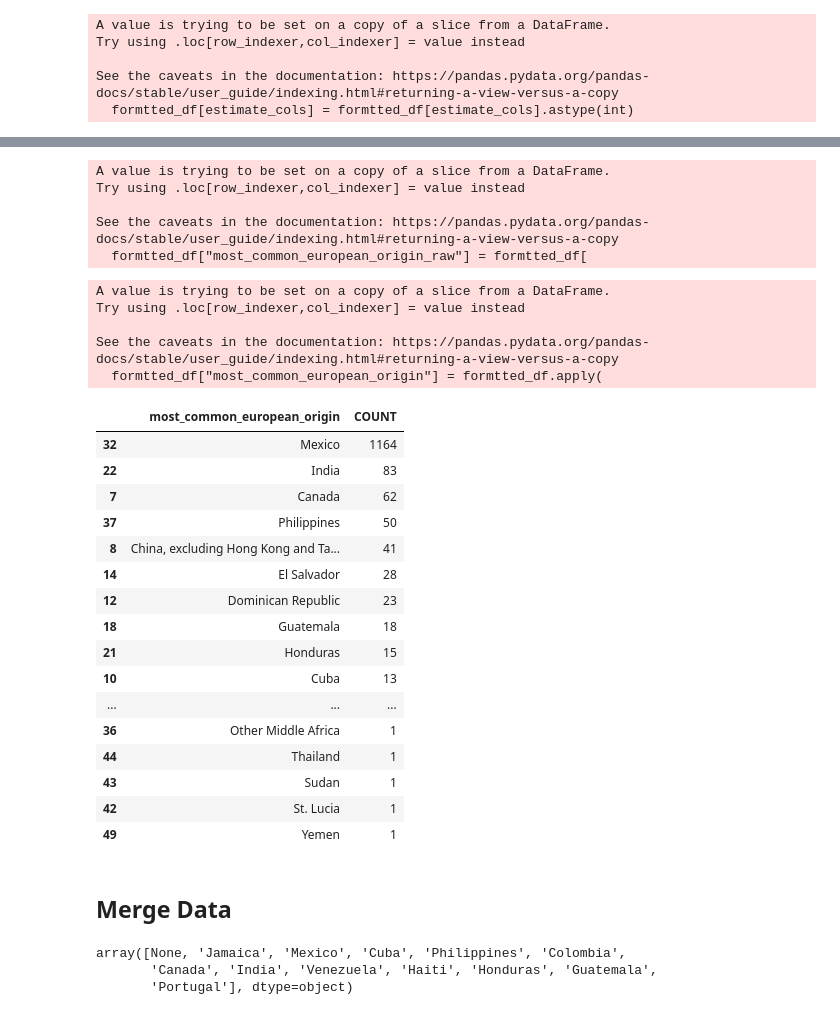
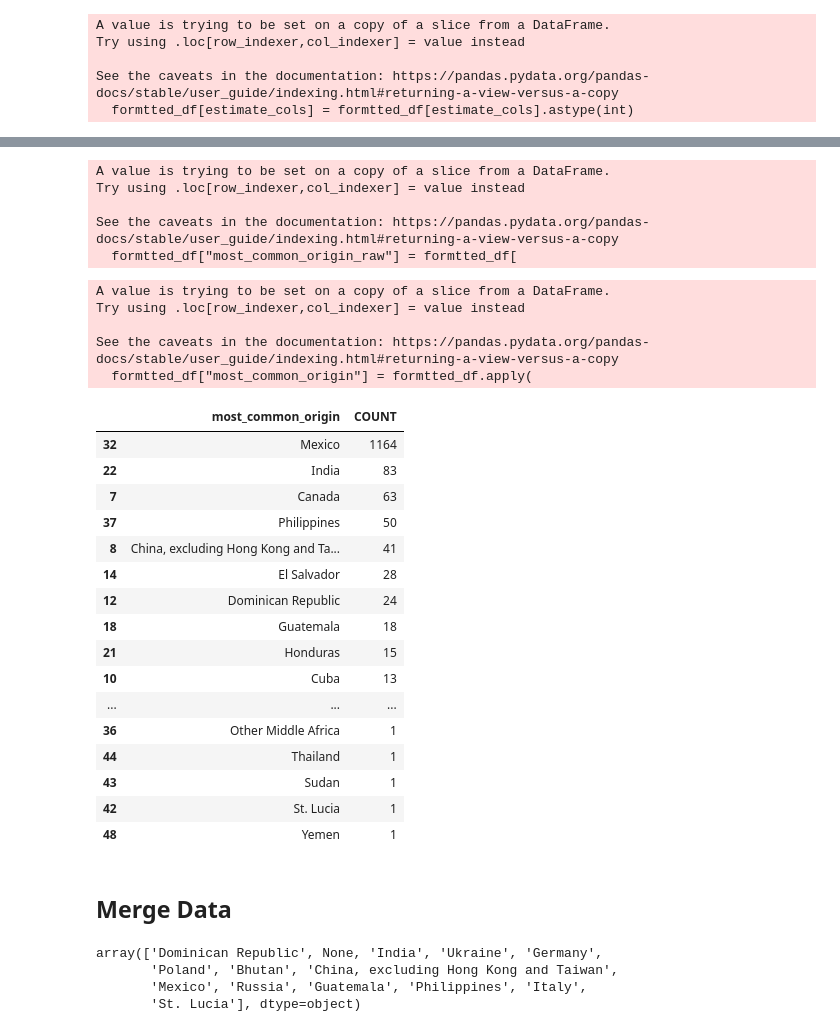
Before and after one commit to winstonhoyle/VineMapper, a Jupyter notebook: projects/demography/Citizen_Origin_Country_Per_County/FormatData.ipynb, the cells around one changed output, grey strips where cells are left out. Saved outputs shown, nothing was run; the diff lists cells and outputs as text; code cells hidden in the pictures.

```diff
--- a/projects/demography/Citizen_Origin_Country_Per_County/FormatData.ipynb
+++ b/projects/demography/Citizen_Origin_Country_Per_County/FormatData.ipynb
@@ -70,12 +86,9 @@ See the caveats in the documentation: https://pandas.pydata.org/pandas-docs/stab
 # %%
 filtered_estimate_cols = {
-    k: v
-    for k, v in rename_vars.items()
-    if k in estimate_cols
-    and (":" not in v or v == "United Kingdom (inc. Crown Dependencies):")
+    k: v for k, v in rename_vars.items() if k in estimate_cols and (":" not in v)
 }
 # %%
-formtted_df["most_common_european_origin_raw"] = formtted_df[
+formtted_df["most_common_origin_raw"] = formtted_df[
     list(filtered_estimate_cols.keys())
 ].idxmax(axis=1)
 # %% [output]
@@ -83,11 +96,11 @@ A value is trying to be set on a copy of a slice from a DataFrame.
 Try using .loc[row_indexer,col_indexer] = value instead
 
 See the caveats in the documentation: https://pandas.pydata.org/pandas-docs/stable/user_guide/indexing.html#returning-a-view-versus-a-copy
-  formtted_df["most_common_european_origin_raw"] = formtted_df[
+  formtted_df["most_common_origin_raw"] = formtted_df[
 # %%
 def check_margin_error(row) -> str:
     geo_id = row["GEO_ID"]
-    ethnicity_col = row["most_common_european_origin_raw"]
+    ethnicity_col = row["most_common_origin_raw"]
     val = row[ethnicity_col]
 
     if not val:
@@ -102,7 +115,7 @@ def check_margin_error(row) -> str:
     else:
         return None
 # %%
-formtted_df["most_common_european_origin"] = formtted_df.apply(
+formtted_df["most_common_origin"] = formtted_df.apply(
     lambda row: check_margin_error(row), axis=1
 )
 # %% [output]
@@ -110,20 +123,20 @@ A value is trying to be set on a copy of a slice from a DataFrame.
 Try using .loc[row_indexer,col_indexer] = value instead
 
 See the caveats in the documentation: https://pandas.pydata.org/pandas-docs/stable/user_guide/indexing.html#returning-a-view-versus-a-copy
-  formtted_df["most_common_european_origin"] = formtted_df.apply(
+  formtted_df["most_common_origin"] = formtted_df.apply(
 # %%
-formtted_df.groupby("most_common_european_origin").size().reset_index(
-    name="COUNT"
-).sort_values("COUNT", ascending=False)
+formtted_df.groupby("most_common_origin").size().reset_index(name="COUNT").sort_values(
+    "COUNT", ascending=False
+)
 # %% [output]
-|  | most_common_european_origin | COUNT |
+|  | most_common_origin | COUNT |
 | 32 | Mexico | 1164 |
 | 22 | India | 83 |
-| 7 | Canada | 62 |
+| 7 | Canada | 63 |
 | 37 | Philippines | 50 |
 | 8 | China, excluding Hong Kong and Ta... | 41 |
 | 14 | El Salvador | 28 |
-| 12 | Dominican Republic | 23 |
+| 12 | Dominican Republic | 24 |
 | 18 | Guatemala | 18 |
 | 21 | Honduras | 15 |
 | 10 | Cuba | 13 |
@@ -132,7 +145,7 @@ formtted_df.groupby("most_common_european_origin").size().reset_index(
 | 44 | Thailand | 1 |
 | 43 | Sudan | 1 |
 | 42 | St. Lucia | 1 |
-| 49 | Yemen | 1 |
+| 48 | Yemen | 1 |
 # %%
 rename_vars["GEO_ID"] = "GEOIDFQ"
 formtted_df = formtted_df.rename(columns=rename_vars)
@@ -141,11 +154,12 @@ formtted_df = formtted_df.rename(columns=rename_vars)
 # %%
 gdf = counties_gdf.merge(formtted_df, on="GEOIDFQ", how="inner")
 # %%
-gdf[gdf["STUSPS"] == "FL"]["most_common_european_origin"].unique()
+gdf[gdf["STUSPS"] == "PA"]["most_common_origin"].unique()
 # %% [output]
-array([None, 'Jamaica', 'Mexico', 'Cuba', 'Philippines', 'Colombia',
-       'Canada', 'India', 'Venezuela', 'Haiti', 'Honduras', 'Guatemala',
-       'Portugal'], dtype=object)
+array(['Dominican Republic', None, 'India', 'Ukraine', 'Germany',
+       'Poland', 'Bhutan', 'China, excluding Hong Kong and Taiwan',
+       'Mexico', 'Russia', 'Guatemala', 'Philippines', 'Italy',
+       'St. Lucia'], dtype=object)
 # %%
 gdf.groupby("STUSPS")["most_common_european_origin"].nunique().reset_index(
     name="COUNT"
```
Also changed, not shown: parts of 3 cells of this notebook, 13 other files.
